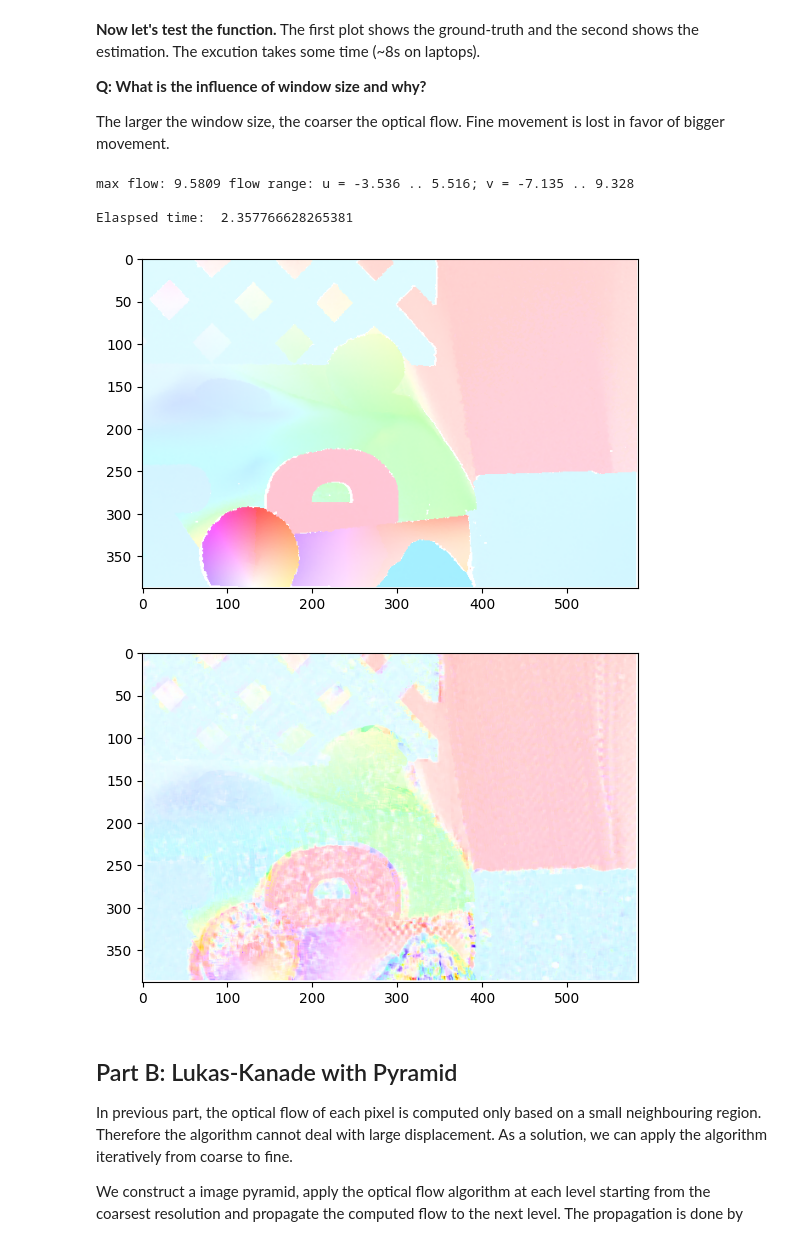
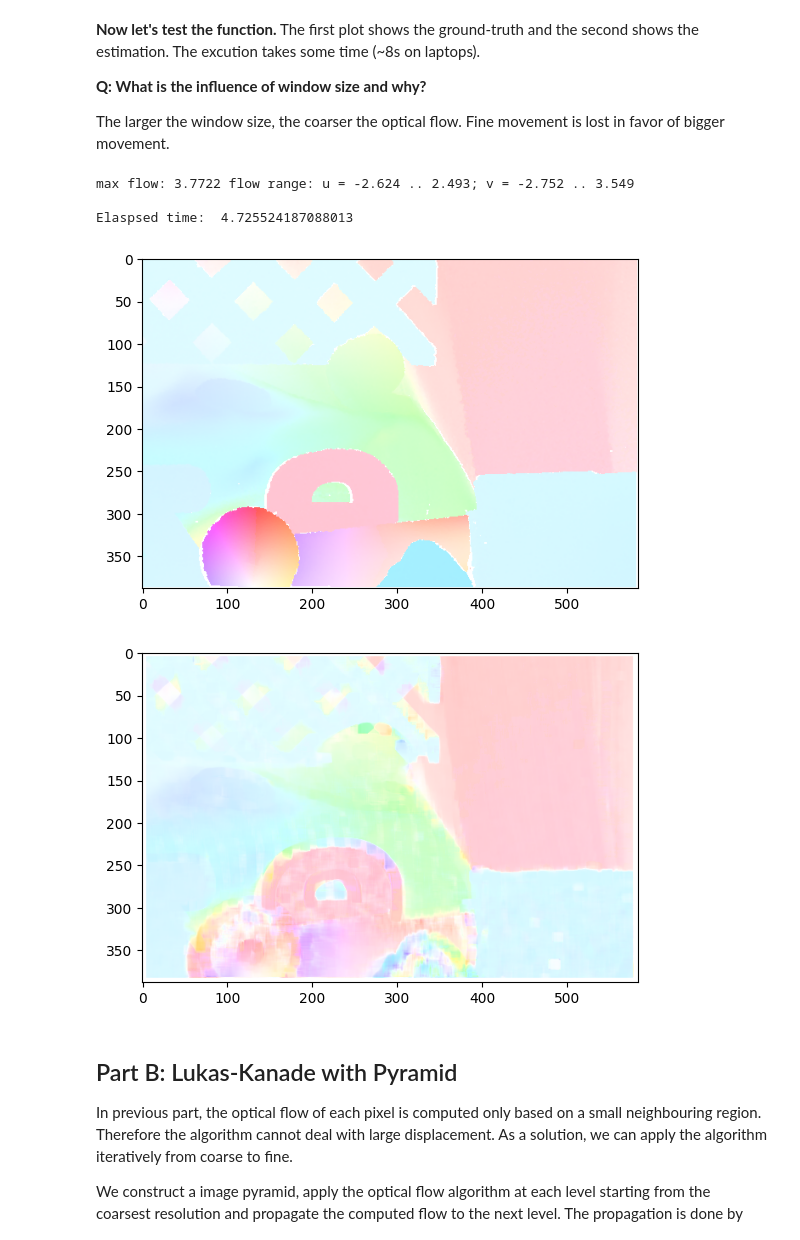
Before and after one commit to MalteDoemer/viscomp2025, a Jupyter notebook: Exercises/W6/W6_exercise.ipynb, the cells around one changed output. Drawn from its saved outputs; the diff is of its cells as text; code cells hidden in the pictures.

```diff
--- a/Exercises/W6/W6_exercise.ipynb
+++ b/Exercises/W6/W6_exercise.ipynb
@@ -68,8 +81,14 @@ def lukas_kanade(I1, I2, window_size=5):
     I2 = I2/255.   # normalize pixels
 
     # Your codes here. Define convolution kernels.
+    deriv_y = (1/4) * np.stack([[-1, -1], [1, 1]])
+    deriv_x = deriv_y.T
+    deriv_t = (1/4) * np.ones((2, 2))
 
     # Your codes here. Compute partial derivatives.
+    Ix = signal.correlate2d(I1 + I2, deriv_x, mode="same")
+    Iy = signal.correlate2d(I1 + I2, deriv_y, mode="same")
+    It = signal.correlate2d(I2 - I1, deriv_t, mode="same")
 
     u = np.zeros(I1.shape)
     v = np.zeros(I1.shape)
@@ -82,6 +101,14 @@ def lukas_kanade(I1, I2, window_size=5):
             pt = It[i - w:i + w + 1, j - w:j + w + 1].flatten()
 
             # Your codes here. Compute optical flow.
+            A = np.stack([px, py], axis=1)
+            b = -pt
+            AtA = A.T @ A
+
+            # if np.min(np.abs(np.linalg.eigvals(AtA))) > 1e-10:
+            x = np.linalg.solve(AtA, A.T @ b)
+            u[i, j] = x[0]
+            v[i, j] = x[1]
 
     return u,v
 # %% [markdown]
@@ -94,22 +121,22 @@ The larger the window size, the coarser the optical flow. Fine movement is lost
 # %%
 t = time.time()
 
-u, v = lukas_kanade(image1, image2, window_size=5)
+u, v = lukas_kanade(image1, image2, window_size=10)
 
 figure()
 imshow(flow_image_gt, cmap='gray')
 
 figure()
 flow_image = flow_vis.flow_to_color(np.stack([u,v],axis=-1))
 imshow(flow_image,cmap='gray')
 
 print('Elaspsed time: ', time.time()-t)
 # %% [output]
-max flow: 9.5809 flow range: u = -3.536 .. 5.516; v = -7.135 .. 9.328
+max flow: 3.7722 flow range: u = -2.624 .. 2.493; v = -2.752 .. 3.549
 
-Elaspsed time:  2.357766628265381
+Elaspsed time:  4.725524187088013
 [figure]
-[figure, old version]
+[figure, new version]
 # %% [markdown]
 ## Part B: Lukas-Kanade with Pyramid
 
```
Also changed, not shown: parts of 3 cells of this notebook, 4 other files.
